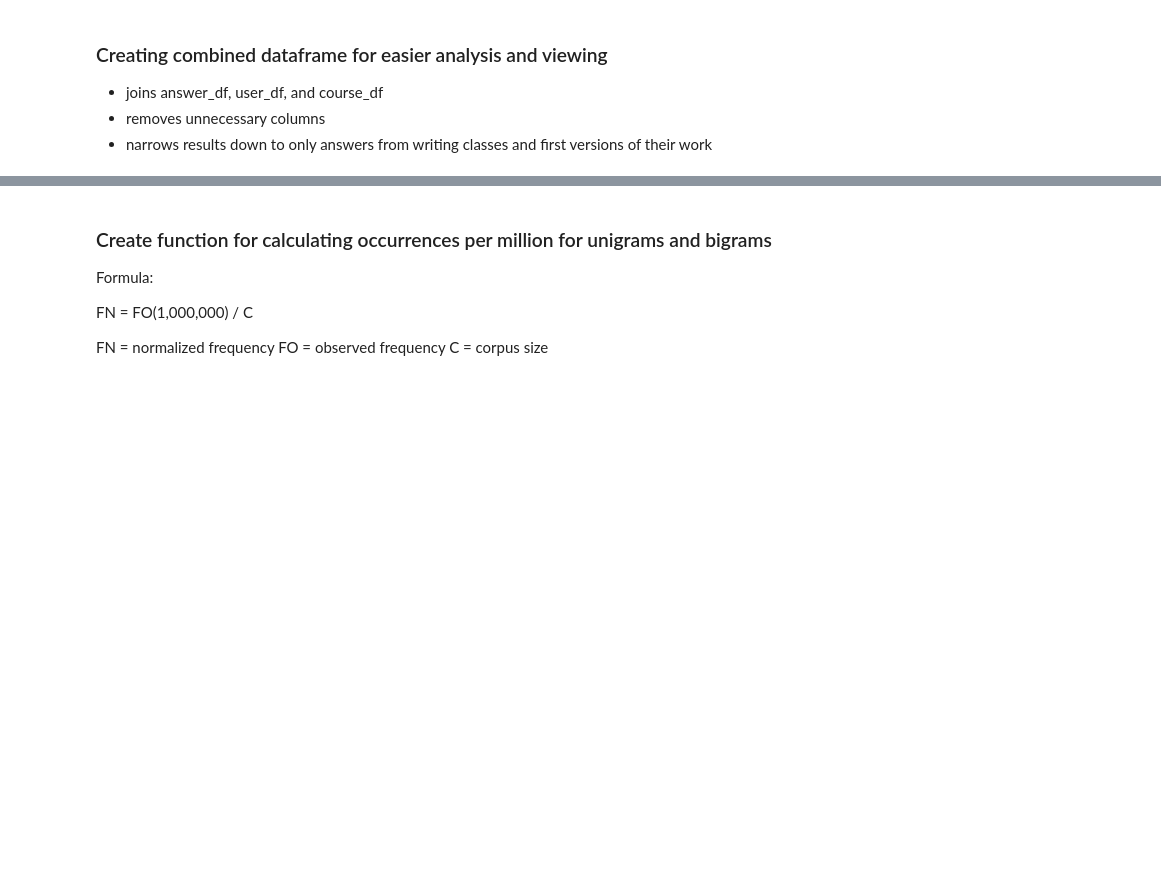
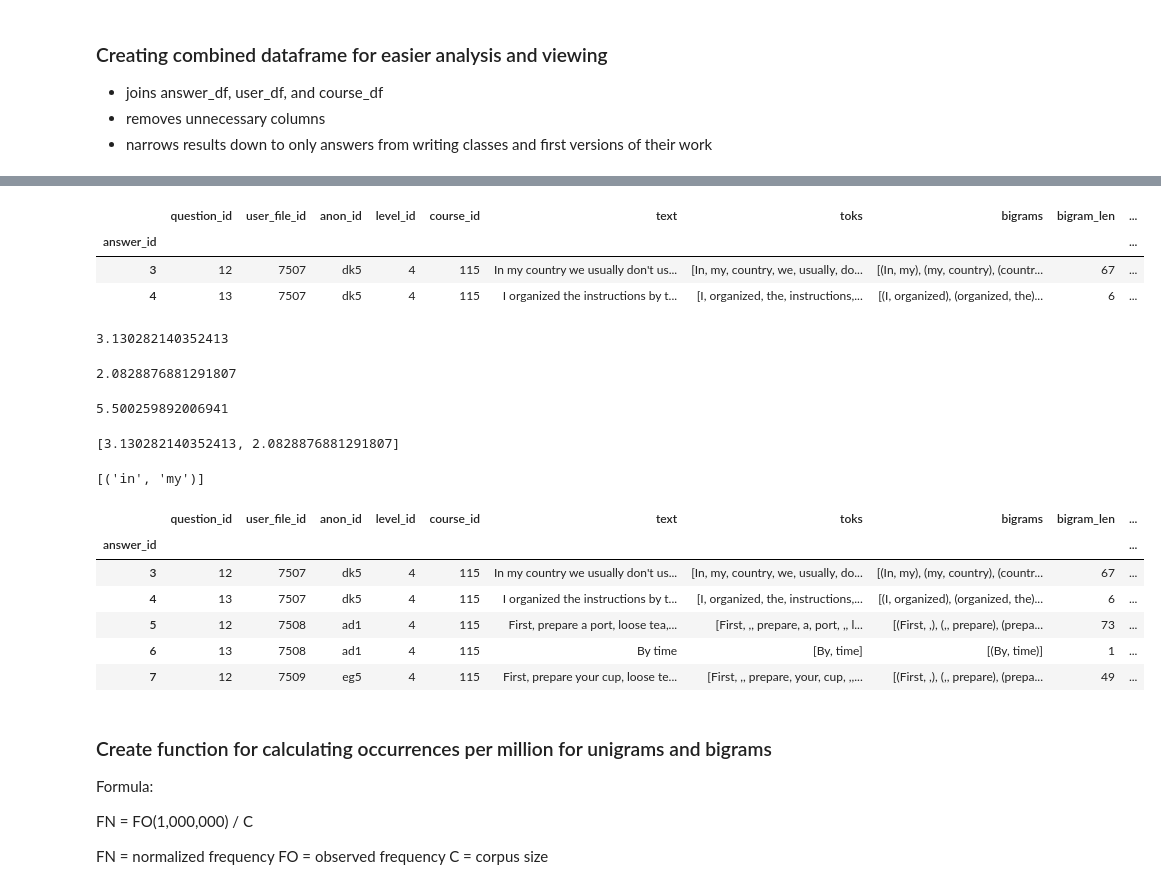
Before and after one commit to Data-Science-for-Linguists/Bigram-analysis-of-writing-from-the-ELI, a Jupyter notebook: project_code2.ipynb, the cells around one changed output, grey strips where cells are left out. Saved outputs shown, nothing was run; the diff lists cells and outputs as text; code cells hidden in the pictures; blank space fills up the shorter version.

Commit message:
stuck creating an MI per text column

```diff
--- a/project_code2.ipynb
+++ b/project_code2.ipynb
@@ -370,3 +565,56 @@ combo_df.level_id.unique()
+# %%
+#updated MI formula with combo_dict
+def MI(word1, word2):
+  prob_word1 = combo_unigram_dict[word1] / float(sum(combo_unigram_dict.values()))
+  prob_word2 = combo_unigram_dict[word2] / float(sum(combo_unigram_dict.values()))
+  prob_word1_word2 = combo_bigram_dict[word1, word2] / float(sum(combo_bigram_dict.values()))
+  return math.log(prob_word1_word2/float(prob_word1*prob_word2),2)
+# %%
+#create a column for total number of bigrams per text
+
+combo_df['bigram_len'] = [len(x) for x in combo_df['bigrams']]
+# %%
+#create a column of lowercase bigrams to use with MI
+combo_df['bigrams_lower'] = [[(x.lower(), y.lower()) for x, y in element] for element in combo_df['bigrams']]
+combo_df.head(2)
+# %% [output]
+|  | question_id | user_file_id | anon_id | level_id | course_id | text | toks | bigrams | bigram_len | ... |
+| answer_id |  |  |  |  |  |  |  |  |  | ... |
+| 3 | 12 | 7507 | dk5 | 4 | 115 | In my country we usually don't us... | [In, my, country, we, usually, do... | [(In, my), (my, country), (countr... | 67 | ... |
+| 4 | 13 | 7507 | dk5 | 4 | 115 | I organized the instructions by t... | [I, organized, the, instructions,... | [(I, organized), (organized, the)... | 6 | ... |
+# %%
+MI('in', 'my')
+MI('i', 'organized')
+MI('my', 'country')
+# %% [output]
+3.130282140352413
+2.0828876881291807
+5.500259892006941
+# %%
+ [MI(x[0][0], x[1][0]) for x in combo_df['bigrams_lower'].head(2)]
+# %% [output]
+[3.130282140352413, 2.0828876881291807]
+# %%
+series = combo_df['bigrams_lower'].head(1)
+
+series = [i[0] for i in series]
+series
+# %% [output]
+[('in', 'my')]
+# %%
+#create a total of MI scores for each text (for machine learning later)
+combo_df['MI_sum'] = [MI(x[0][0], x[0][1]) for x in combo_df['bigrams_lower']]
+combo_df.head()
+# %%
+combo_df.head()
+# %% [output]
+|  | question_id | user_file_id | anon_id | level_id | course_id | text | toks | bigrams | bigram_len | ... |
+| answer_id |  |  |  |  |  |  |  |  |  | ... |
+| 3 | 12 | 7507 | dk5 | 4 | 115 | In my country we usually don't us... | [In, my, country, we, usually, do... | [(In, my), (my, country), (countr... | 67 | ... |
+| 4 | 13 | 7507 | dk5 | 4 | 115 | I organized the instructions by t... | [I, organized, the, instructions,... | [(I, organized), (organized, the)... | 6 | ... |
+| 5 | 12 | 7508 | ad1 | 4 | 115 | First, prepare a port, loose tea,... | [First, ,, prepare, a, port, ,, l... | [(First, ,), (,, prepare), (prepa... | 73 | ... |
+| 6 | 13 | 7508 | ad1 | 4 | 115 | By time | [By, time] | [(By, time)] | 1 | ... |
+| 7 | 12 | 7509 | eg5 | 4 | 115 | First, prepare your cup, loose te... | [First, ,, prepare, your, cup, ,,... | [(First, ,), (,, prepare), (prepa... | 49 | ... |
 # %% [markdown]
 ### Create function for calculating occurrences per million for unigrams and bigrams
 
```
Also changed, not shown: parts of 62 cells of this notebook, 1 other file.
